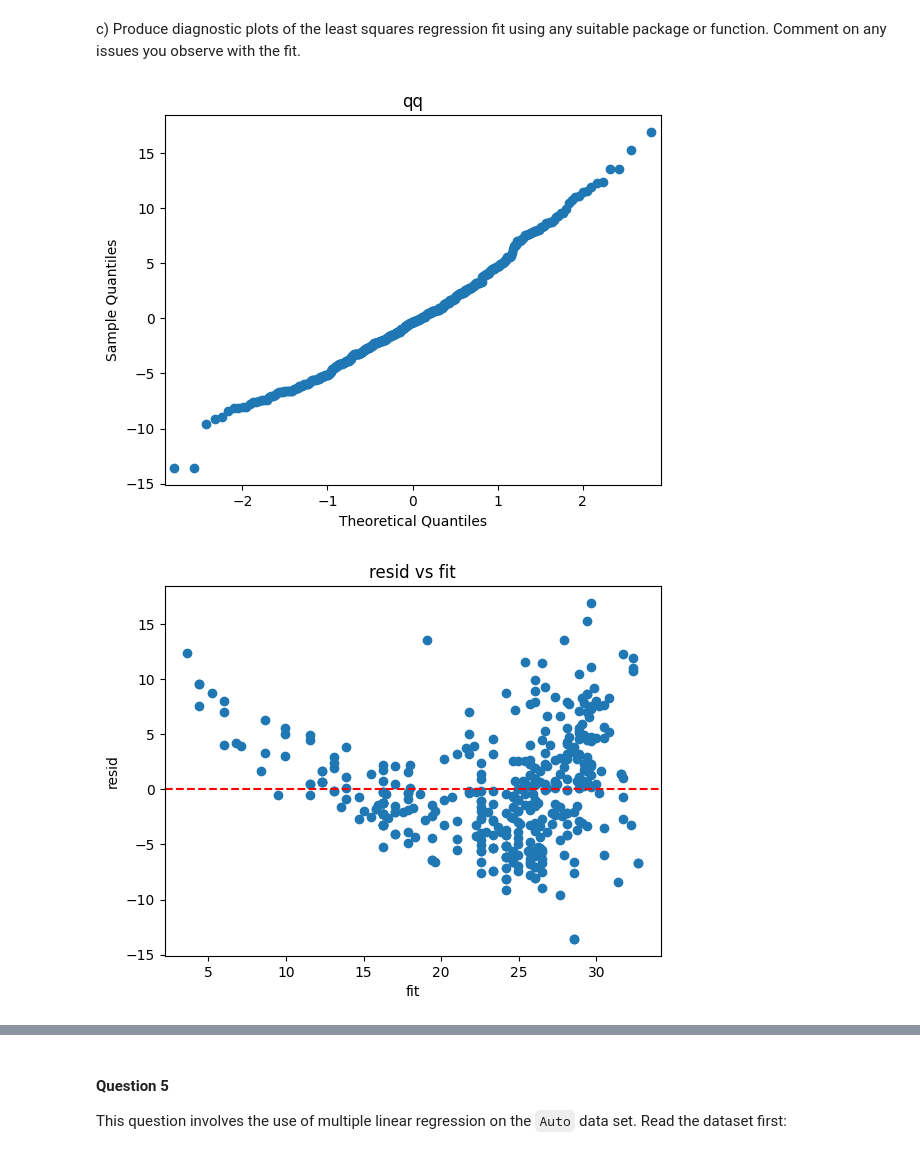
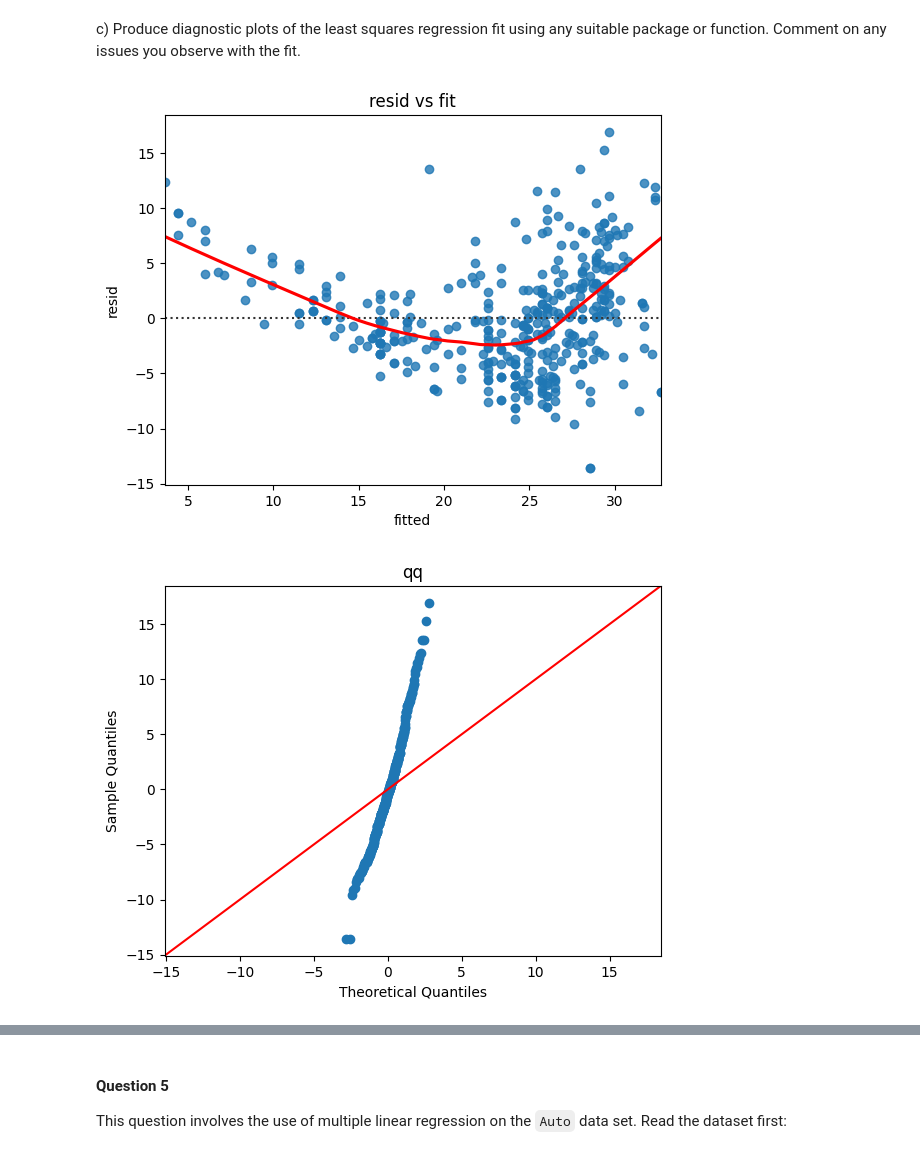
Before and after one commit to christian-ortmann/INFO521, a Jupyter notebook: ortmann_hw3_521.ipynb, the cells around one changed output, grey strips where cells are left out. Saved outputs shown, nothing was run; the diff lists cells and outputs as text; code cells hidden in the pictures.

```diff
--- a/ortmann_hw3_521.ipynb
+++ b/ortmann_hw3_521.ipynb
@@ -207,23 +207,59 @@ c) Produce diagnostic plots of the least squares regression fit using any suitab
 # %%
 # BEGIN SOLUTION
 
-#https://www.statsmodels.org/dev/examples/notebooks/generated/linear_regression_diagnostics_plots.html
+import seaborn as sns
 
+#first three plots created with help from https://emredjan.medium.com/emulating-r-regression-plots-in-python-43741952c034
 
-qq = sm.graphics.qqplot(smModel.resid)
+#---------------------------
+#residual vs fitted
+#---------------------------
+
+residFit = sns.residplot(x = smModel.fittedvalues, y = auto['mpg'], lowess=True, line_kws= {'color':'red'})
+plt.title('resid vs fit')
+plt.xlabel('fitted')
+plt.ylabel('resid')
+
+#---------------------------
+#qq
+#---------------------------
+
+qq = sm.graphics.qqplot(smModel.resid, line = '45')
 plt.title('qq')
 
+#---------------------------
+#scale-location
+#---------------------------
+
 plt.figure()
-fitted_values = smModel.fittedvalues  # Get the fitted values
-residuals = smModel.resid  # Get the residuals
+plt.scatter(smModel.fittedvalues, np.sqrt(np.abs(smModel.get_influence().resid_studentized_internal)), alpha=0.5)
+sns.regplot(x = smModel.fittedvalues, y = np.sqrt(np.abs(smModel.get_influence().resid_studentized_internal)),
+            scatter=False,
+            ci=False,
+            lowess=True,
+            line_kws={'color': 'red', 'lw': 1, 'alpha': 0.8})
+plt.title('scale-location')
+plt.xlabel('fitted')
+plt.ylabel('stand resid')
 
-plt.scatter(fitted_values, residuals)
-plt.axhline(0, color='red', linestyle='--')  # Add a horizontal line at 0
-plt.title('resid vs fit')
-plt.xlabel('fit')
+#---------------------------
+#residuals vs leverage
+#---------------------------
+
+plt.figure()
+plot = sns.scatterplot(x=smModel.get_influence().hat_matrix_diag, y=smModel.get_influence().resid_studentized_internal)
+plot.axhline(y=0, linewidth=1, color = 'red')
+plt.title('resid vs leverage')
+plt.xlabel('leverage')
 plt.ylabel('resid')
-plt.show()
+
+#---------------------------
+#influence
+#---------------------------
+
+influ = sm.graphics.influence_plot(smModel, criterion="cooks")
+
 # END SOLUTION
 # %% [output]
-[figure, old version]
+[figure, new version]
-[figure, old version]
+[figure, new version]
```
Also changed, not shown: parts of 12 cells of this notebook.
